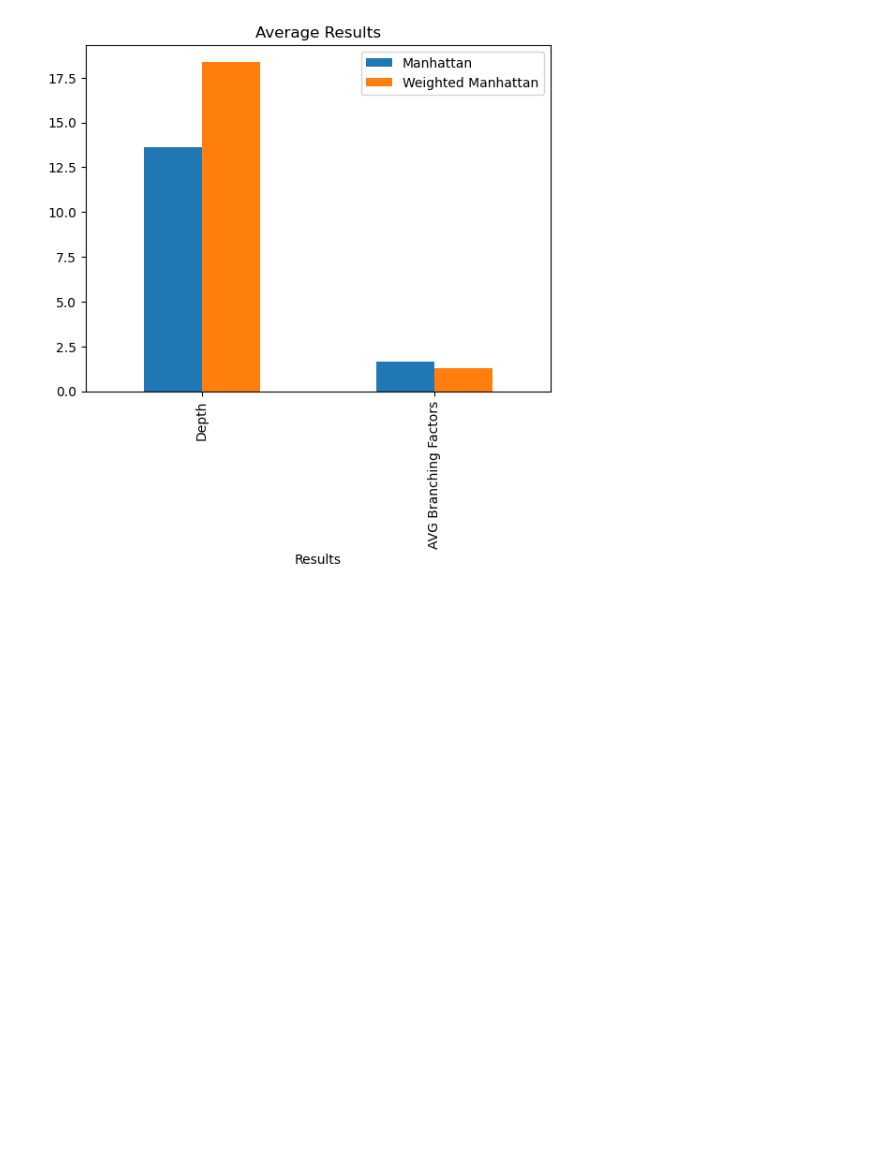
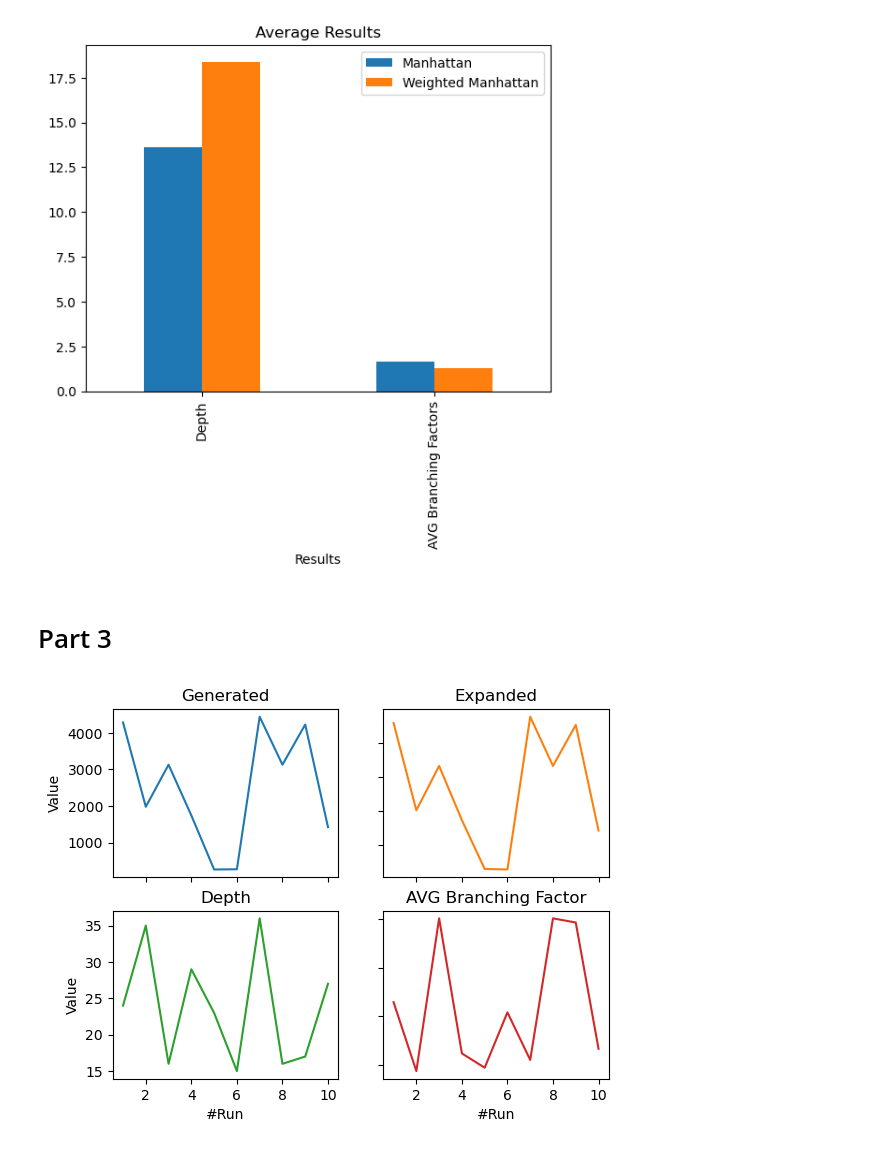
Before and after one commit to neilkale/npuzzle-search, a Jupyter notebook: code/Visualization/Visualize.ipynb, the cells around one changed output. Drawn from its saved outputs; the diff is of its cells as text; code cells hidden in the pictures; blank space fills up the shorter version.

```diff
--- a/code/Visualization/Visualize.ipynb
+++ b/code/Visualization/Visualize.ipynb
@@ -137,3 +144,32 @@ plt.savefig('AvgResult2.png',dpi=300, bbox_inches = "tight")
 plt.show()
 # %% [output]
 [figure]
+# %% [markdown]
+# Part 3
+# %%
+dataPart3 = readfile('../../part3-data.txt')
+AvgGeneratePart3 , AvgDepthPart3, AvgExpandPart3,AvgBranchingFactorPart3, AvgtimePart3 = calculateAvg(dataPart3)
+generatePart3 , depthPart3, expandPart3,branchingFactorPart3, timePart3 = calculateValues(dataPart3)
+# %%
+x = [1,2,3,4,5,6,7,8,9,10]
+
+fig, axs = plt.subplots(2, 2)
+axs[0, 0].plot(x, generatePart3)
+axs[0, 0].set_title('Generated')
+axs[0, 1].plot(x, expandPart3, 'tab:orange')
+axs[0, 1].set_title('Expanded')
+axs[1, 0].plot(x, depthPart3, 'tab:green')
+axs[1, 0].set_title('Depth')
+axs[1, 1].plot(x, branchingFactorPart3, 'tab:red')
+axs[1, 1].set_title('AVG Branching Factor')
+
+for ax in axs.flat:
+    ax.set(xlabel='#Run', ylabel='Value')
+
+# Hide x labels and tick labels for top plots and y ticks for right plots.
+for ax in axs.flat:
+    ax.label_outer()
+
+fig.savefig('part3.png',dpi=300, bbox_inches = "tight")
+# %% [output]
+[figure, added]
```
Also changed, not shown: parts of 8 cells of this notebook, 2 other files.
